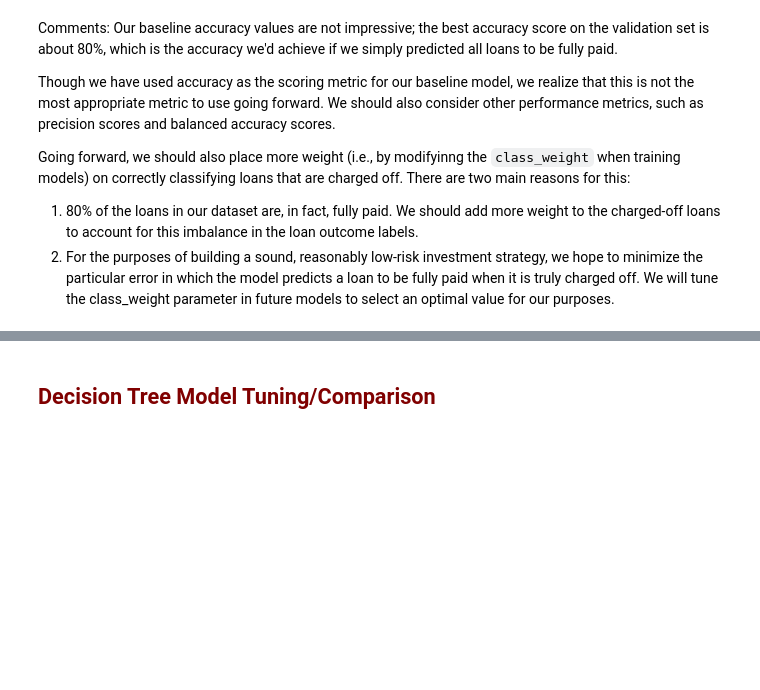
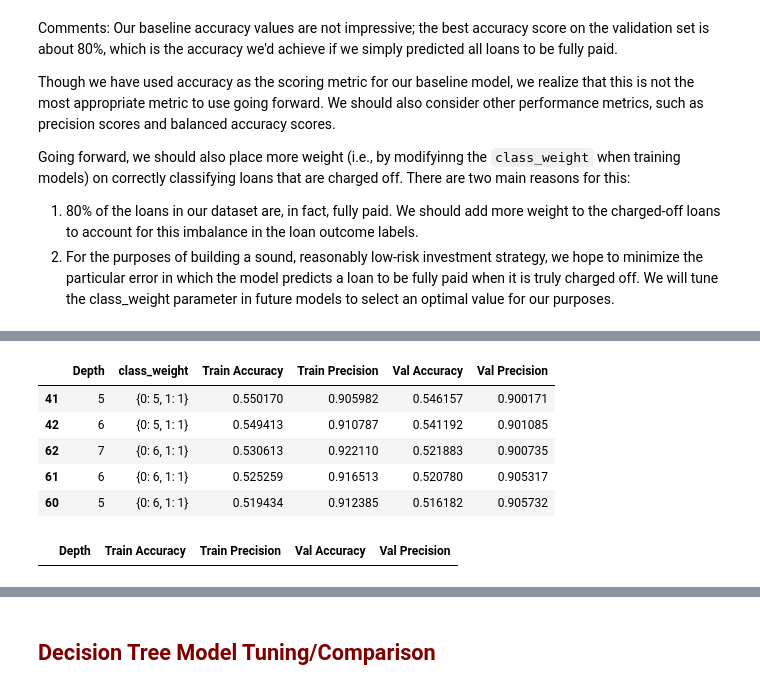
Before and after one commit to daniellecrumley/LendingClubProject, a Jupyter notebook: notebooks/Models.ipynb, the cells around one changed output, grey strips where cells are left out. Cells and saved outputs as stored; diff of their text form; code cells hidden in the pictures; blank space fills up the shorter version.

```diff
--- a/notebooks/Models.ipynb
+++ b/notebooks/Models.ipynb
@@ -216,0 +363,74 @@ Going forward, we should also place more weight (i.e., by modifyinng the `class_
+# %%
+# Redoing without Engineered Features
+
+clean_df = pd.read_pickle('/content/gdrive/My Drive/Lending Club Project/data/Pickle/clean_df_Mon.pkl').sample(frac=.05, random_state=0)
+clean_df = clean_df.drop(columns = ['issue_d', 'zip_code', 'addr_state'])
+data_train, data_test = train_test_split(clean_df, test_size=.1, stratify=clean_df[outcome], random_state=99);
+
+X_train = data_train.drop(columns=outcome)
+y_train = data_train[outcome]
+
+results = compare_tree_models(data_train, data_test,\
+            outcome='fully_paid', class_weights=[None, 'balanced', {0:5, 1:1},{0:6, 1:1}, {0:7, 1:1}, {0:8, 1:1}])
+# %%
+columns=['Depth', 'class_weight', 'Train Accuracy','Train Precision', 'Val Accuracy','Val Precision']
+
+scores_table = pd.DataFrame(results, columns=columns)
+
+msk = scores_table['Val Precision'] >= 0.9
+scores_table[msk].sort_values(by='Val Accuracy', ascending=False).head()
+# %% [output]
+|  | Depth | class_weight | Train Accuracy | Train Precision | Val Accuracy | Val Precision |
+| 41 | 5 | {0: 5, 1: 1} | 0.550170 | 0.905982 | 0.546157 | 0.900171 |
+| 42 | 6 | {0: 5, 1: 1} | 0.549413 | 0.910787 | 0.541192 | 0.901085 |
+| 62 | 7 | {0: 6, 1: 1} | 0.530613 | 0.922110 | 0.521883 | 0.900735 |
+| 61 | 6 | {0: 6, 1: 1} | 0.525259 | 0.916513 | 0.520780 | 0.905317 |
+| 60 | 5 | {0: 6, 1: 1} | 0.519434 | 0.912385 | 0.516182 | 0.905732 |
+# %%
+# use top features from random forest importances
+from sklearn.pipeline import make_pipeline
+from sklearn.preprocessing import PolynomialFeatures
+
+X_train = data_train.drop(columns=outcome)
+y_train = data_train[outcome]
+X_val = data_test.drop(columns=outcome)
+y_val = data_test[outcome]
+
+scores = []
+for i in range(2,11):
+    print(i)
+    clf = make_pipeline(PolynomialFeatures(degree=2, include_bias=False),
+                            DecisionTreeClassifier(criterion='gini', max_depth=i,
+                            class_weight={0:5, 1:1}))
+
+    clf.fit(X_train, y_train)
+
+    y_train_pred = clf.predict(X_train)
+    y_val_pred = clf.predict(X_val)
+
+    train_accuracy = accuracy_score(y_train, y_train_pred)
+    train_balanced_accuracy = balanced_accuracy_score(y_train, y_train_pred)
+    train_precision = precision_score(y_train, y_train_pred)
+    train_cm = confusion_matrix(y_train, y_train_pred)
+
+    val_accuracy = accuracy_score(y_val, y_val_pred)
+    val_balanced_accuracy = balanced_accuracy_score(y_val, y_val_pred)
+    val_precision = precision_score(y_val, y_val_pred)
+    val_cm = confusion_matrix(y_val, y_val_pred)
+
+    scores.append({'Depth': i,
+                            'Train Accuracy': train_accuracy,
+                            'Train Balanced Accuracy': train_balanced_accuracy,
+                            'Train Precision': train_precision,
+                            'Val Accuracy': val_accuracy,
+                            'Val Balanced Accuracy': val_balanced_accuracy,
+                            'Val Precision': val_precision,})
+
+    clear_output()
+
+columns=['Depth', 'Train Accuracy','Train Precision', 'Val Accuracy','Val Precision']
+scores_table = pd.DataFrame(scores, columns=columns)
+msk = scores_table['Val Precision'] >= 0.9
+scores_table[msk].sort_values(by='Val Accuracy', ascending=False).head()
+# %% [output]
+|  | Depth | Train Accuracy | Train Precision | Val Accuracy | Val Precision |
```
Also changed, not shown: parts of 6 cells of this notebook, 7 other files.
